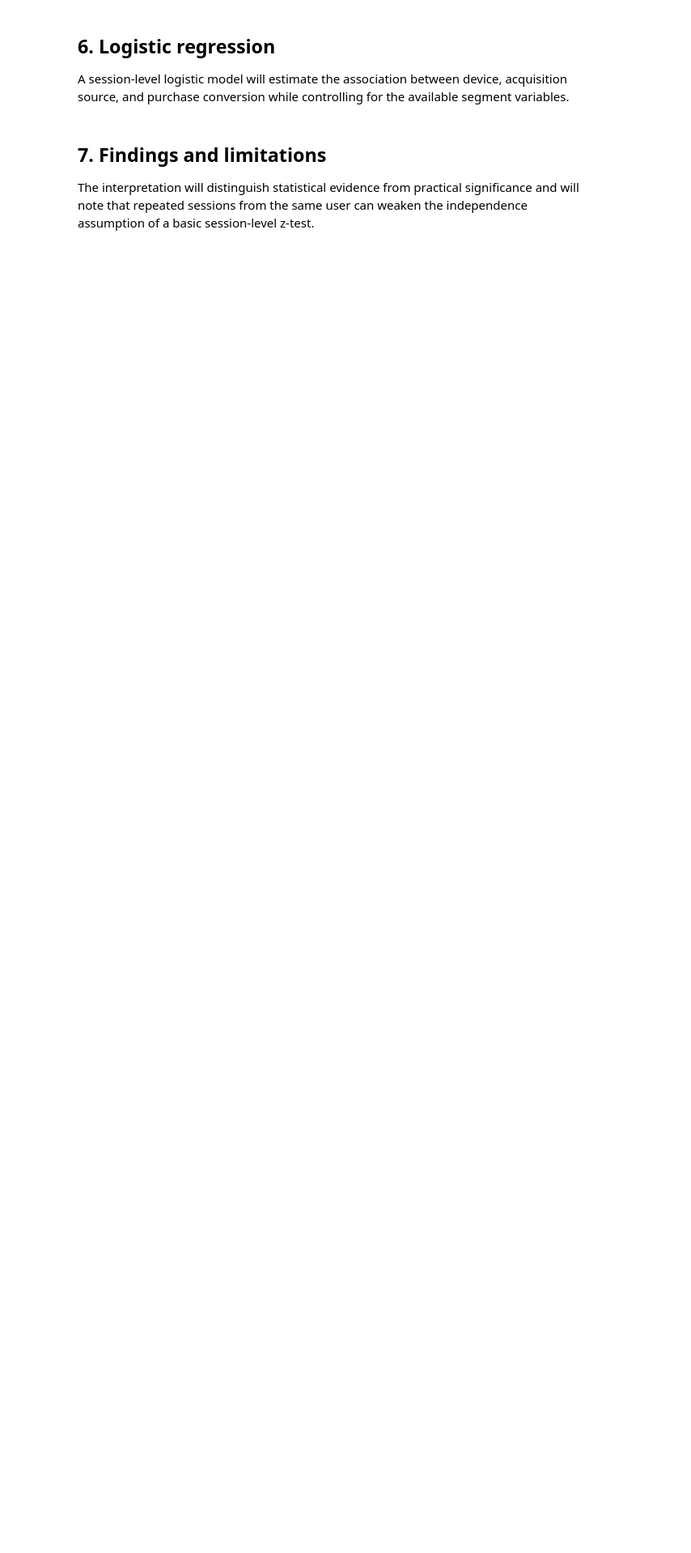
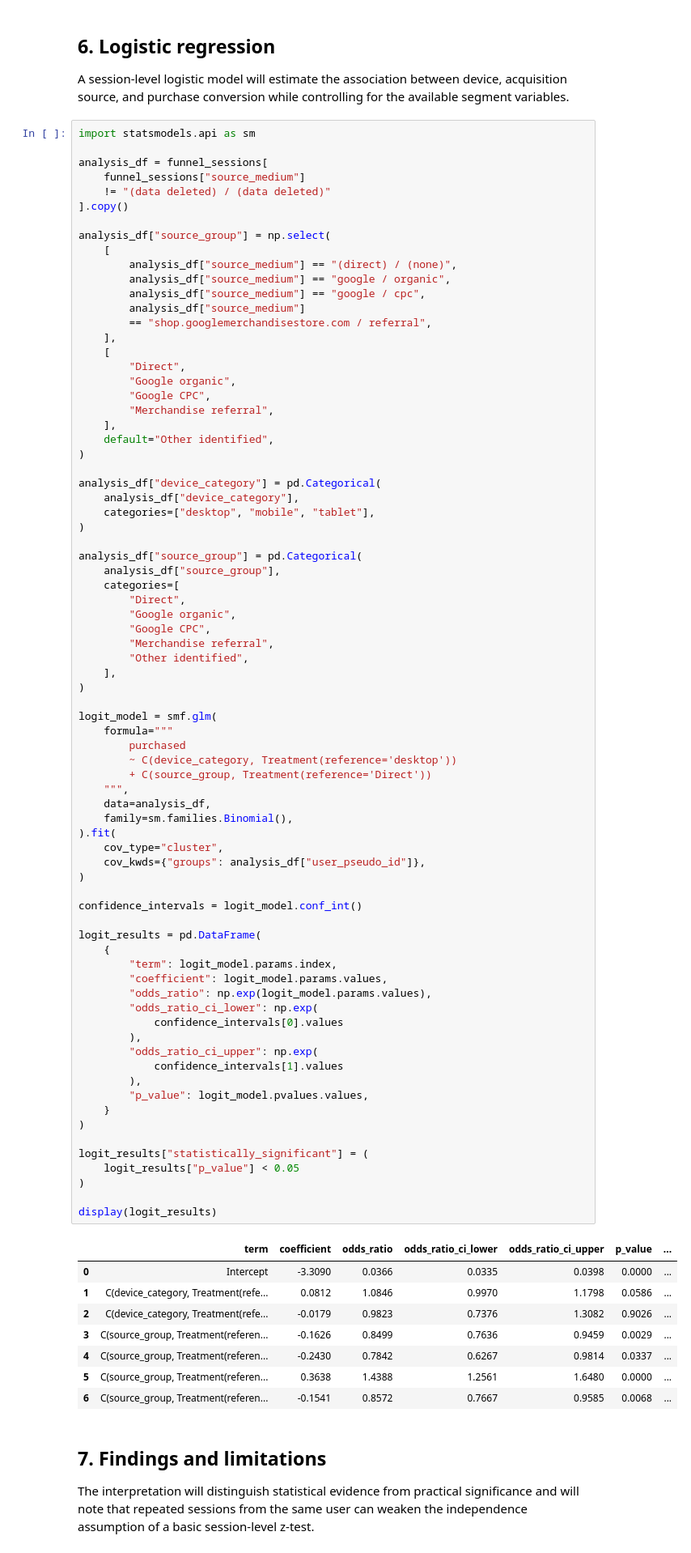
Before and after one commit to harishvaleti/google-product-analytics, a Jupyter notebook: notebooks/funnel_segment_analysis.ipynb, the cells around one changed output. Shown at 81% size. Saved outputs shown, nothing was run; the diff lists cells and outputs as text; blank space fills up the shorter version.

```diff
--- a/notebooks/funnel_segment_analysis.ipynb
+++ b/notebooks/funnel_segment_analysis.ipynb
@@ -77,6 +297,91 @@ Predefined comparisons will include mobile versus desktop and Google organic ver
 ## 6. Logistic regression
 
 A session-level logistic model will estimate the association between device, acquisition source, and purchase conversion while controlling for the available segment variables.
+# %%
+import statsmodels.api as sm
+
+analysis_df = funnel_sessions[
+    funnel_sessions["source_medium"]
+    != "(data deleted) / (data deleted)"
+].copy()
+
+analysis_df["source_group"] = np.select(
+    [
+        analysis_df["source_medium"] == "(direct) / (none)",
+        analysis_df["source_medium"] == "google / organic",
+        analysis_df["source_medium"] == "google / cpc",
+        analysis_df["source_medium"]
+        == "shop.googlemerchandisestore.com / referral",
+    ],
+    [
+        "Direct",
+        "Google organic",
+        "Google CPC",
+        "Merchandise referral",
+    ],
+    default="Other identified",
+)
+
+analysis_df["device_category"] = pd.Categorical(
+    analysis_df["device_category"],
+    categories=["desktop", "mobile", "tablet"],
+)
+
+analysis_df["source_group"] = pd.Categorical(
+    analysis_df["source_group"],
+    categories=[
+        "Direct",
+        "Google organic",
+        "Google CPC",
+        "Merchandise referral",
+        "Other identified",
+    ],
+)
+
+logit_model = smf.glm(
+    formula="""
+        purchased
+        ~ C(device_category, Treatment(reference='desktop'))
+        + C(source_group, Treatment(reference='Direct'))
+    """,
+    data=analysis_df,
+    family=sm.families.Binomial(),
+).fit(
+    cov_type="cluster",
+    cov_kwds={"groups": analysis_df["user_pseudo_id"]},
+)
+
+confidence_intervals = logit_model.conf_int()
+
+logit_results = pd.DataFrame(
+    {
+        "term": logit_model.params.index,
+        "coefficient": logit_model.params.values,
+        "odds_ratio": np.exp(logit_model.params.values),
+        "odds_ratio_ci_lower": np.exp(
+            confidence_intervals[0].values
+        ),
+        "odds_ratio_ci_upper": np.exp(
+            confidence_intervals[1].values
+        ),
+        "p_value": logit_model.pvalues.values,
+    }
+)
+
+logit_results["statistically_significant"] = (
+    logit_results["p_value"] < 0.05
+)
+
+display(logit_results)
+# %% [output]
+|  | term | coefficient | odds_ratio | odds_ratio_ci_lower | odds_ratio_ci_upper | p_value | ... |
+| 0 | Intercept | -3.3090 | 0.0366 | 0.0335 | 0.0398 | 0.0000 | ... |
+| 1 | C(device_category, Treatment(refe... | 0.0812 | 1.0846 | 0.9970 | 1.1798 | 0.0586 | ... |
+| 2 | C(device_category, Treatment(refe... | -0.0179 | 0.9823 | 0.7376 | 1.3082 | 0.9026 | ... |
+| 3 | C(source_group, Treatment(referen... | -0.1626 | 0.8499 | 0.7636 | 0.9459 | 0.0029 | ... |
+| 4 | C(source_group, Treatment(referen... | -0.2430 | 0.7842 | 0.6267 | 0.9814 | 0.0337 | ... |
+| 5 | C(source_group, Treatment(referen... | 0.3638 | 1.4388 | 1.2561 | 1.6480 | 0.0000 | ... |
+| 6 | C(source_group, Treatment(referen... | -0.1541 | 0.8572 | 0.7667 | 0.9585 | 0.0068 | ... |
 # %% [markdown]
 ## 7. Findings and limitations
 
```
Also changed, not shown: parts of 3 cells of this notebook.
